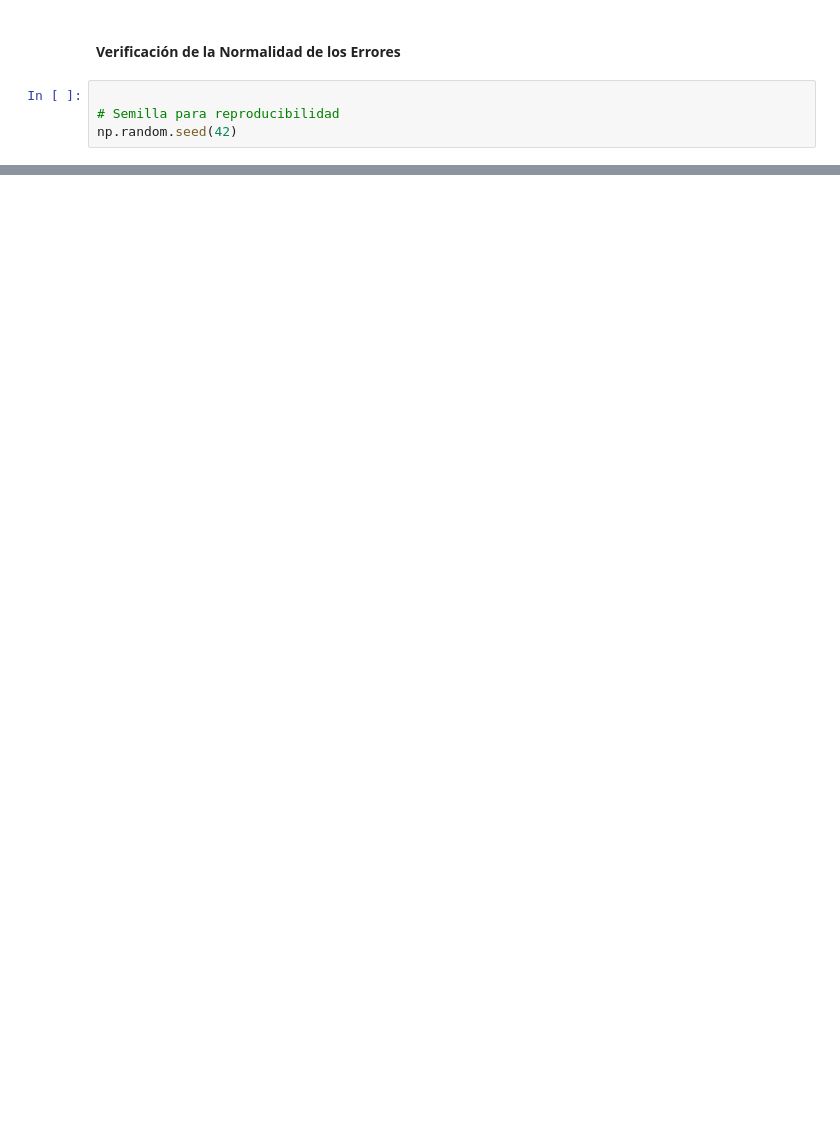
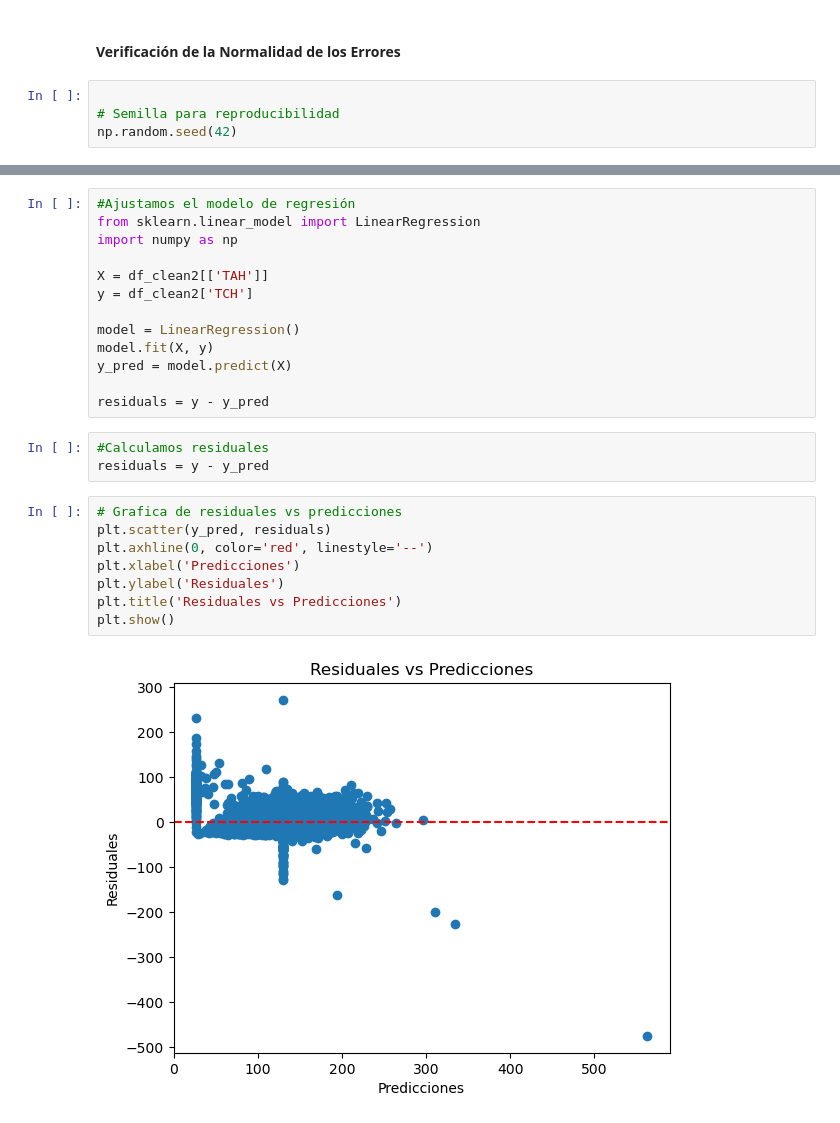
Before and after one commit to mcordoba12/Laboratorio-1, a Jupyter notebook: Lab1.ipynb, the cells around one changed output, grey strips where cells are left out. Cells and saved outputs as stored; diff of their text form; blank space fills up the shorter version.

```diff
--- a/Lab1.ipynb
+++ b/Lab1.ipynb
@@ -786,0 +874,26 @@ plt.show()
+# %%
+#Ajustamos el modelo de regresión
+from sklearn.linear_model import LinearRegression
+import numpy as np
+
+X = df_clean2[['TAH']]
+y = df_clean2['TCH']
+
+model = LinearRegression()
+model.fit(X, y)
+y_pred = model.predict(X)
+
+residuals = y - y_pred
+# %%
+#Calculamos residuales
+residuals = y - y_pred
+# %%
+# Grafica de residuales vs predicciones
+plt.scatter(y_pred, residuals)
+plt.axhline(0, color='red', linestyle='--')
+plt.xlabel('Predicciones')
+plt.ylabel('Residuales')
+plt.title('Residuales vs Predicciones')
+plt.show()
+# %% [output]
+[figure, added]
```
Also changed, not shown: parts of 26 cells of this notebook.
